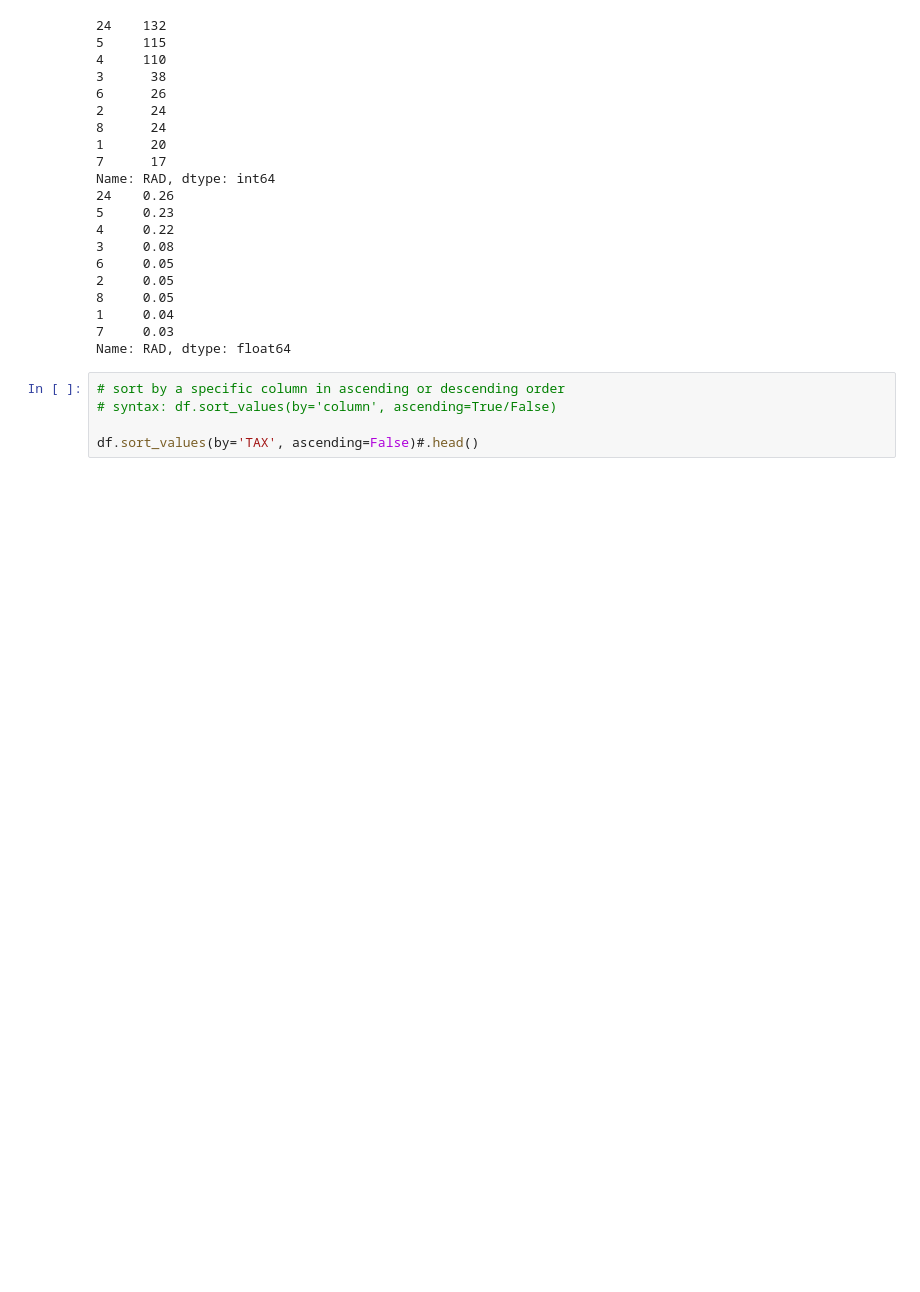
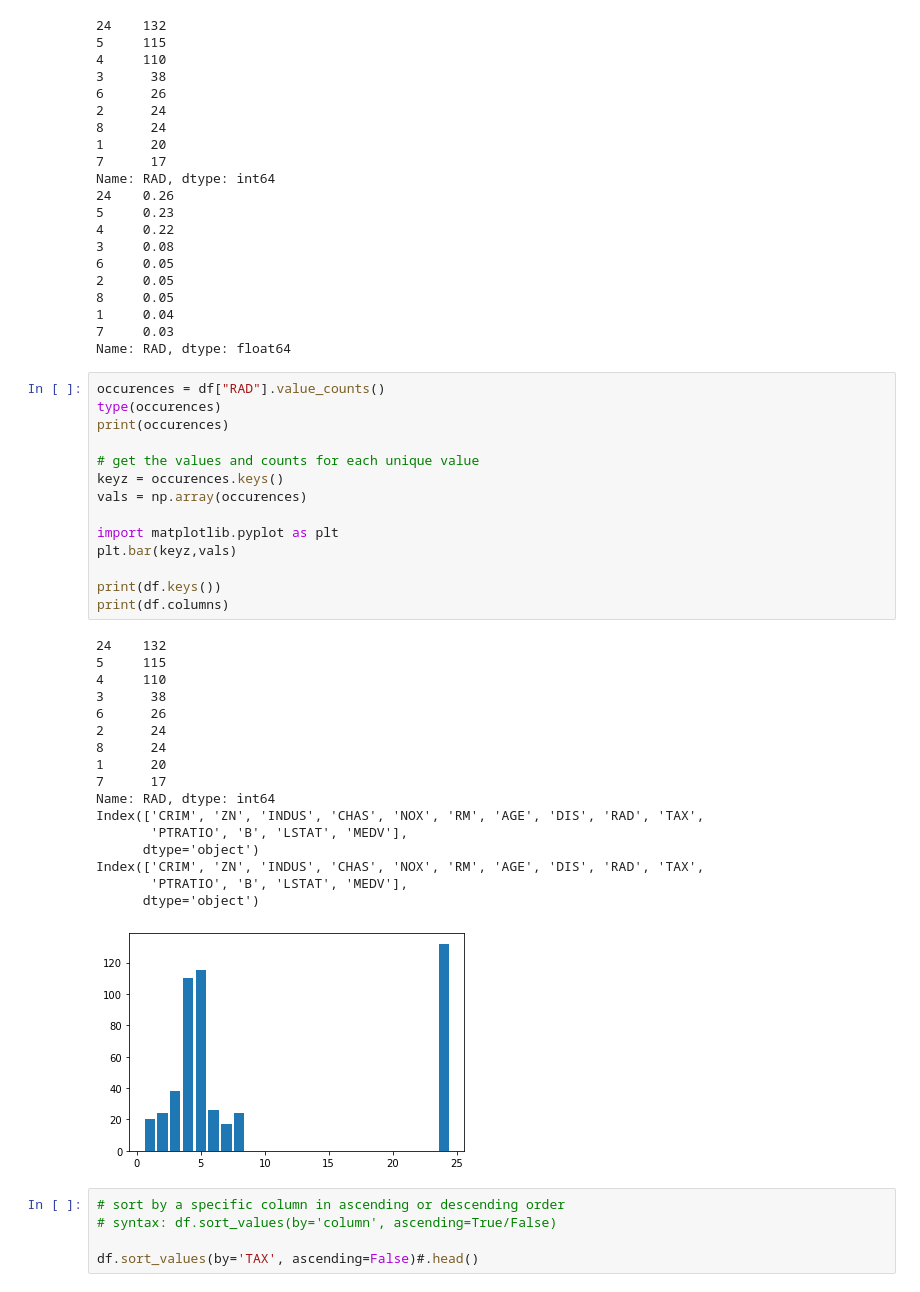
Before and after one commit to herrmanndus/rsd-engineeringcourse, a Jupyter notebook: ch01data/exploratory analysis with pandas.ipynb, the cells around one changed output. Cells and saved outputs as stored; diff of their text form; blank space fills up the shorter version.

```diff
--- a/ch01data/exploratory analysis with pandas.ipynb
+++ b/ch01data/exploratory analysis with pandas.ipynb
@@ -141,6 +144,38 @@ Name: RAD, dtype: int64
 1     0.04
 7     0.03
 Name: RAD, dtype: float64
+# %%
+occurences = df["RAD"].value_counts()
+type(occurences)
+print(occurences)
+
+# get the values and counts for each unique value
+keyz = occurences.keys()
+vals = np.array(occurences)
+
+import matplotlib.pyplot as plt
+plt.bar(keyz,vals)
+
+print(df.keys())
+print(df.columns)
+# %% [output]
+24    132
+5     115
+4     110
+3      38
+6      26
+2      24
+8      24
+1      20
+7      17
+Name: RAD, dtype: int64
+Index(['CRIM', 'ZN', 'INDUS', 'CHAS', 'NOX', 'RM', 'AGE', 'DIS', 'RAD', 'TAX',
+       'PTRATIO', 'B', 'LSTAT', 'MEDV'],
+      dtype='object')
+Index(['CRIM', 'ZN', 'INDUS', 'CHAS', 'NOX', 'RM', 'AGE', 'DIS', 'RAD', 'TAX',
+       'PTRATIO', 'B', 'LSTAT', 'MEDV'],
+      dtype='object')
+[figure, added]
 # %%
 # sort by a specific column in ascending or descending order
 # syntax: df.sort_values(by='column', ascending=True/False)
```
Also changed, not shown: parts of 13 cells of this notebook, 1 other file.
